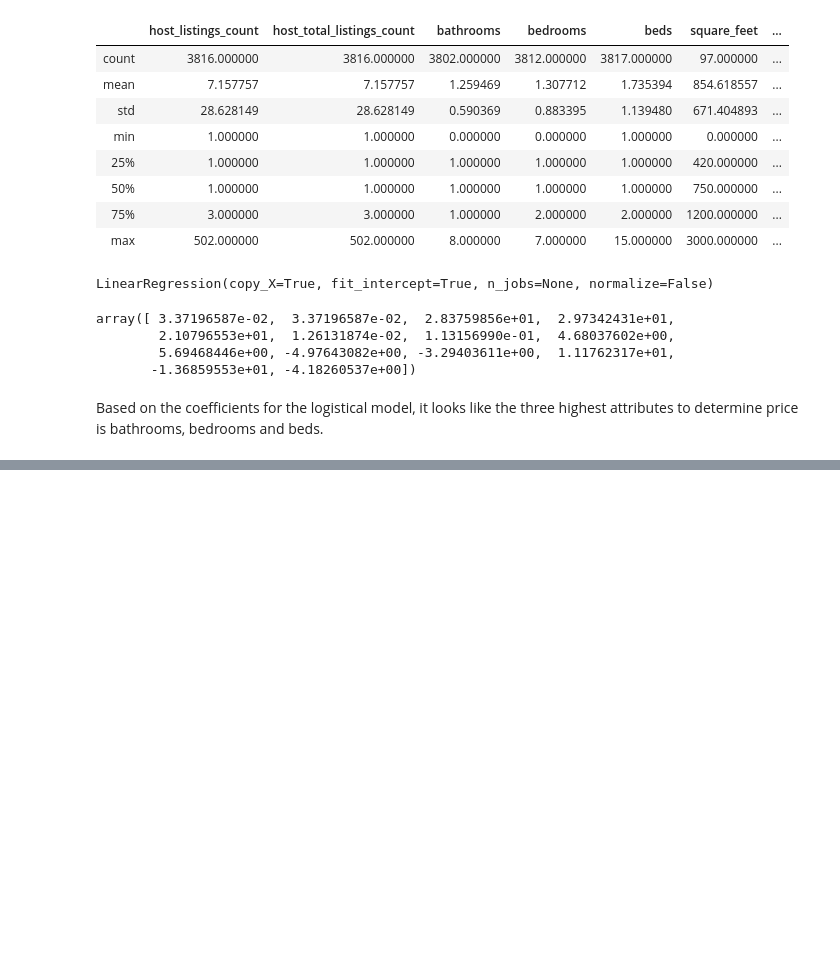
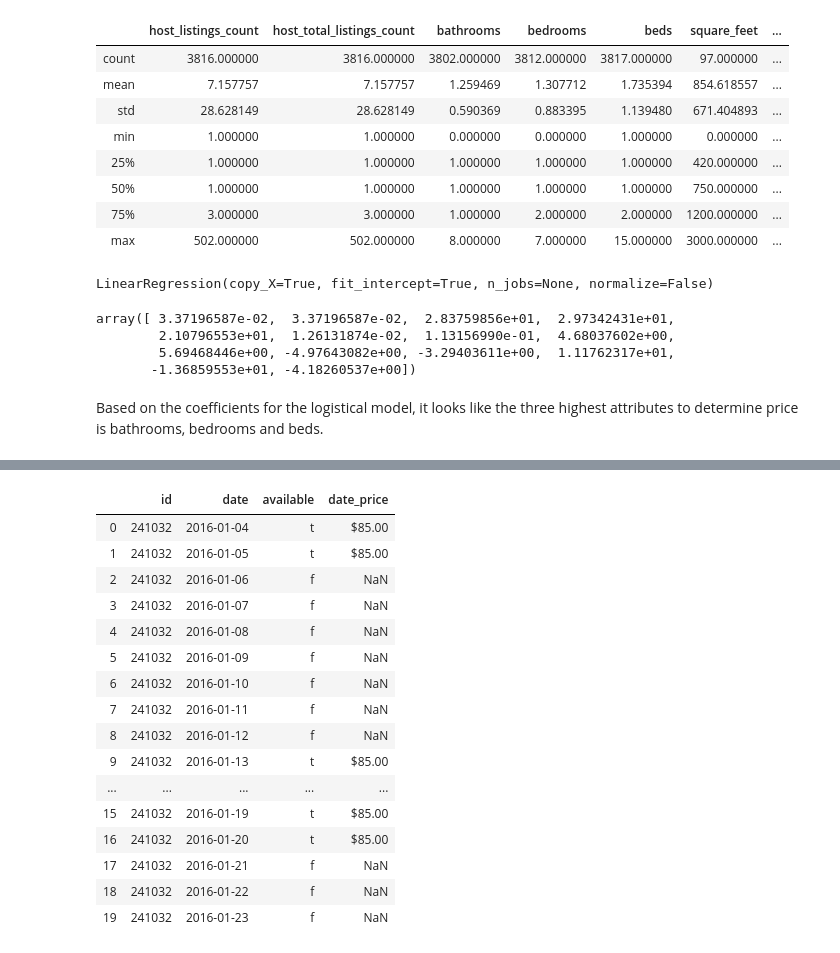
Before and after one commit to ebrunette/UdacityDataScienceNanoDegree, a Jupyter notebook: ProjectOne/AirB&BEDA.ipynb, the cells around one changed output, grey strips where cells are left out. Cells and saved outputs as stored; diff of their text form; code cells hidden in the pictures; blank space fills up the shorter version.

```diff
--- a/ProjectOne/AirB&BEDA.ipynb
+++ b/ProjectOne/AirB&BEDA.ipynb
@@ -344,0 +366,20 @@ Based on the coefficients for the logistical model, it looks like the three high
+# %%
+calendar.head(20)
+# %% [output]
+|  | id | date | available | date_price |
+| 0 | 241032 | 2016-01-04 | t | $85.00 |
+| 1 | 241032 | 2016-01-05 | t | $85.00 |
+| 2 | 241032 | 2016-01-06 | f | NaN |
+| 3 | 241032 | 2016-01-07 | f | NaN |
+| 4 | 241032 | 2016-01-08 | f | NaN |
+| 5 | 241032 | 2016-01-09 | f | NaN |
+| 6 | 241032 | 2016-01-10 | f | NaN |
+| 7 | 241032 | 2016-01-11 | f | NaN |
+| 8 | 241032 | 2016-01-12 | f | NaN |
+| 9 | 241032 | 2016-01-13 | t | $85.00 |
+| ... | ... | ... | ... | ... |
+| 15 | 241032 | 2016-01-19 | t | $85.00 |
+| 16 | 241032 | 2016-01-20 | t | $85.00 |
+| 17 | 241032 | 2016-01-21 | f | NaN |
+| 18 | 241032 | 2016-01-22 | f | NaN |
+| 19 | 241032 | 2016-01-23 | f | NaN |
```
Also changed, not shown: parts of 16 cells of this notebook.
